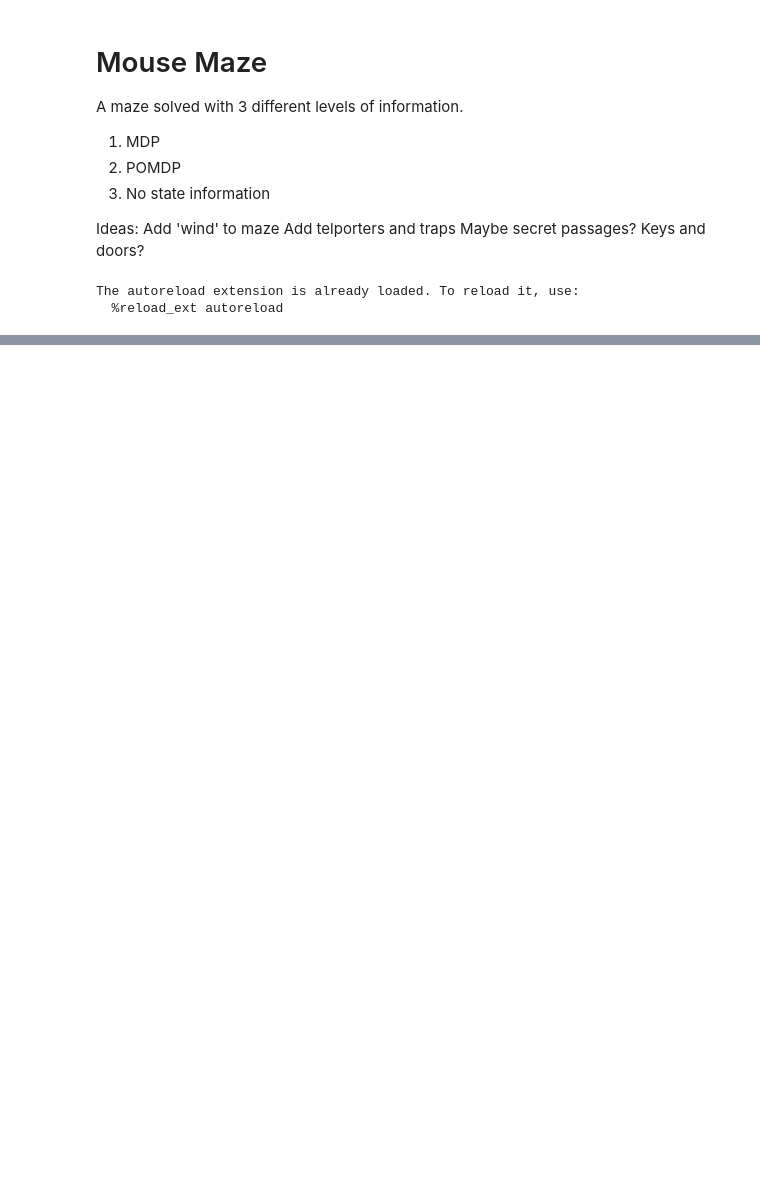
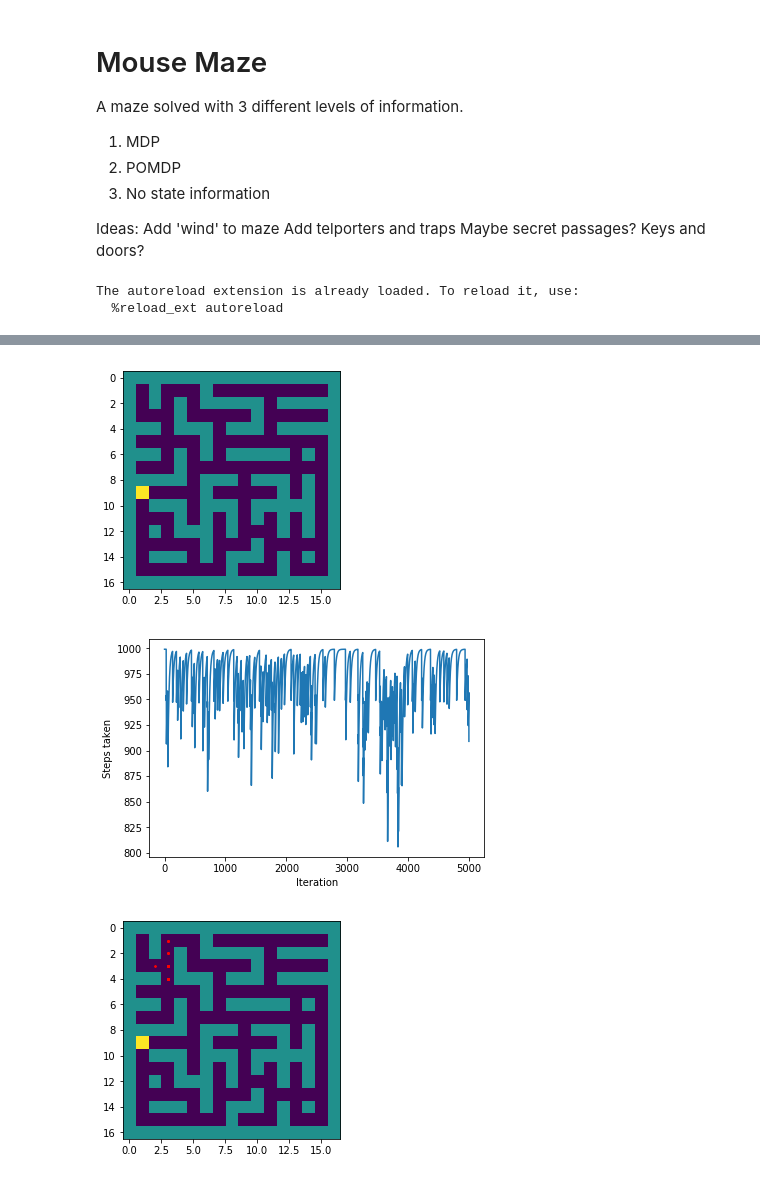
Before and after one commit to maitchison/MouseMaze, a Jupyter notebook: Mouse Maze.ipynb, the cells around one changed output, grey strips where cells are left out. Saved outputs shown, nothing was run; the diff lists cells and outputs as text; code cells hidden in the pictures; blank space fills up the shorter version.

```diff
--- a/Mouse Maze.ipynb
+++ b/Mouse Maze.ipynb
@@ -179,0 +267,22 @@ and evaluate how long it takes for them to converge on the optimal solution.
+# %%
+# quick test...
+maze = Maze_POMDP(17,17)
+maze.generate_random(5)
+maze.plot()
+
+agent = Sarsa_POMDP(maze)
+history = agent.train(iterations=5000, max_steps=1000)
+
+x = [step for (step,steps_taken,reward) in history]
+steps_taken = [steps_taken for (step,steps_taken,reward) in history]
+
+plt.plot(x,smooth(steps_taken))
+plt.ylabel("Steps taken")
+plt.xlabel("Iteration")
+plt.show()
+
+agent.show_policy()
+# %% [output]
+[figure, added]
+[figure, added]
+[figure, added]
```
Also changed, not shown: parts of 17 cells of this notebook, 3 other files.
